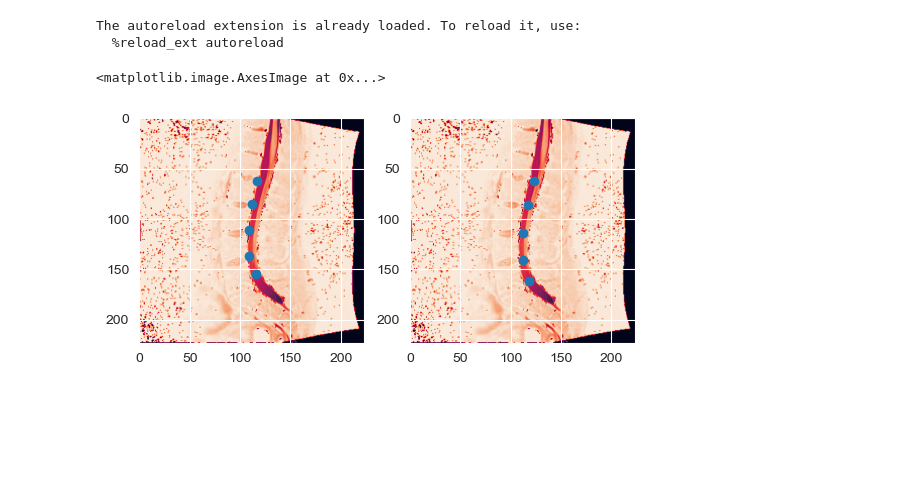
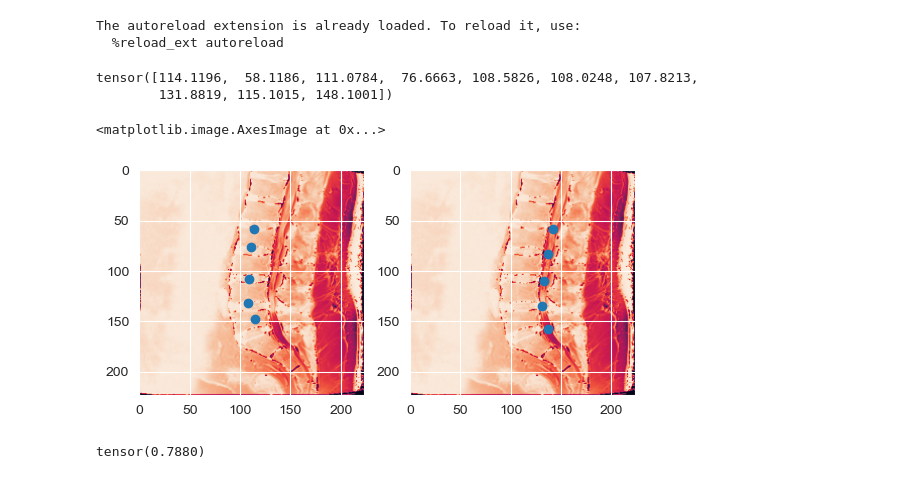
Before and after one commit to IDoCodingStuffs/python-doodles, a Jupyter notebook: rsna-2024/rsna-2024-inference.ipynb, the cells around one changed output. Drawn from its saved outputs; the diff is of its cells as text; code cells hidden in the pictures; blank space fills up the shorter version.

Commit message:
Use complete IOU loss only, fix box coords

```diff
--- a/rsna-2024/rsna-2024-inference.ipynb
+++ b/rsna-2024/rsna-2024-inference.ipynb
@@ -180,7 +180,7 @@ training_data[training_data["condition"] == "Spinal Canal Stenosis"].groupby(["s
 | normal_mild | 8552 | 8552 | 8552 | 8552 | 8552 | 8552 | 8552 | 8552 | ... |
 | severe | 469 | 469 | 469 | 469 | 469 | 469 | 469 | 469 | ... |
 # %%
-pretrained_coord_path = "C:\\Users\Victor\\Documents\\python-doodles\\models\\resnet18_cnn_coordinates_t2stir\\resnet18_cnn_coordinates_t2stir_20.pt"
+pretrained_coord_path = "C:\\Users\Victor\\Documents\\python-doodles\\models\\resnet34_cnn_coordinates_t2stir\\resnet34_cnn_coordinates_t2stir_1.pt"
 # %%
 import torch.nn as nn
 from transformers import AutoModelForImageClassification
@@ -250,21 +250,24 @@ trainloader, valloader, trainset, valset = create_coordinate_datasets_and_loader
                                                                                                  num_workers=0,
                                                                                                  batch_size=1)
 # %%
-image, label = valset[15]
+image, label = valset[1]
 f, axarr = plt.subplots(1, 2)
 
 inferred = coordinate_model(image.unsqueeze(0).to("cuda")).detach().cpu()
 x_ = [inferred[i] for i in range(0, len(inferred), 2)]
 y_ = [inferred[i] for i in range(1, len(inferred), 2)]
 
 axarr[0].scatter(x_, y_)
 axarr[0].imshow(image.squeeze(0)[0])
 
 x = [label[i] for i in range(0, len(label), 2)]
 y = [label[i] for i in range(1, len(label), 2)]
 
+print(inferred)
 plt.scatter(x, y)
 axarr[1].imshow(image.squeeze(0)[0])
 # %% [output]
-<matplotlib.image.AxesImage at 0x...>
+tensor([114.1196,  58.1186, 111.0784,  76.6663, 108.5826, 108.0248, 107.8213,
+        131.8819, 115.1015, 148.1001])
+<matplotlib.image.AxesImage at 0x...>
-[figure, old version]
+[figure, new version]
@@ -270,0 +283,4 @@ axarr[1].imshow(image.squeeze(0)[0])
+# %%
+DistanceBoxIOULoss()(inferred, label)
+# %% [output]
+tensor(0.7880)
```
Also changed, not shown: parts of 1 cell of this notebook, 3 other files.
